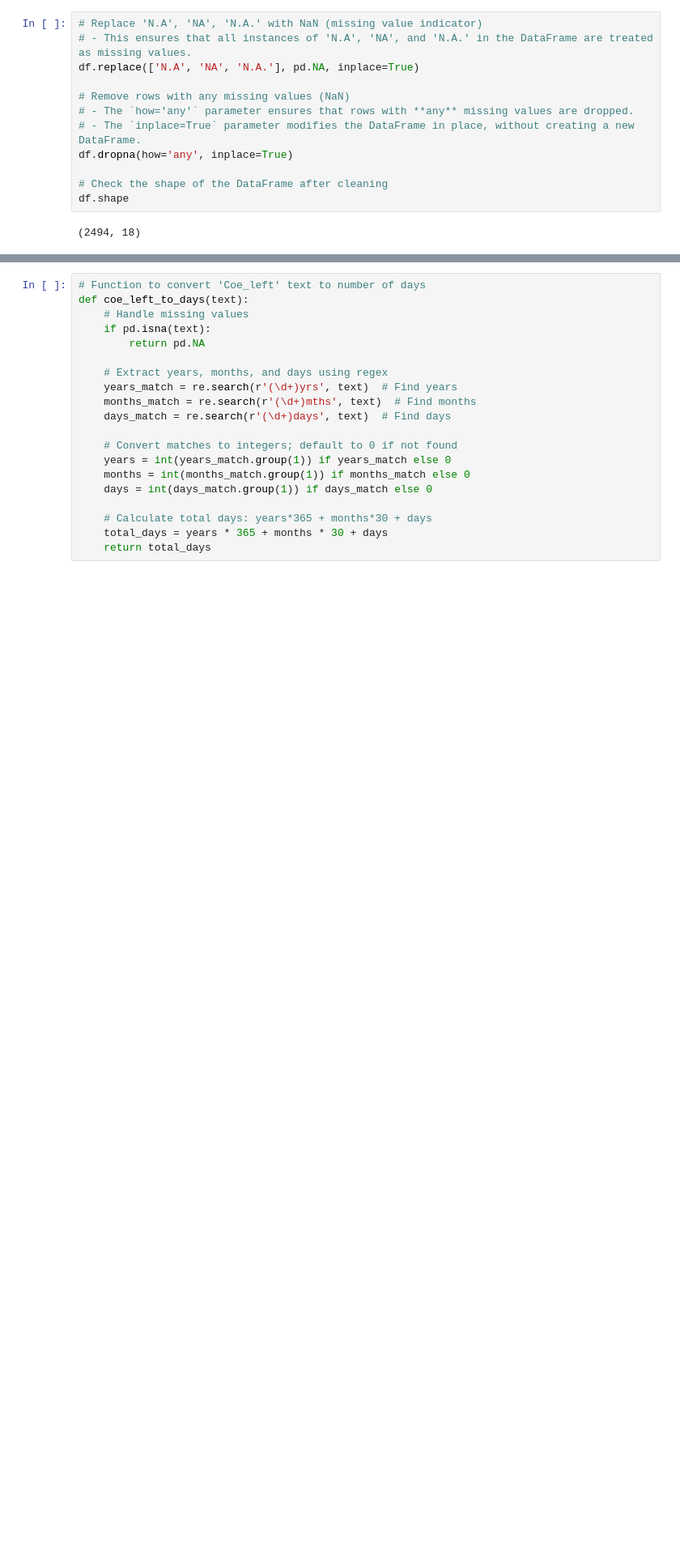
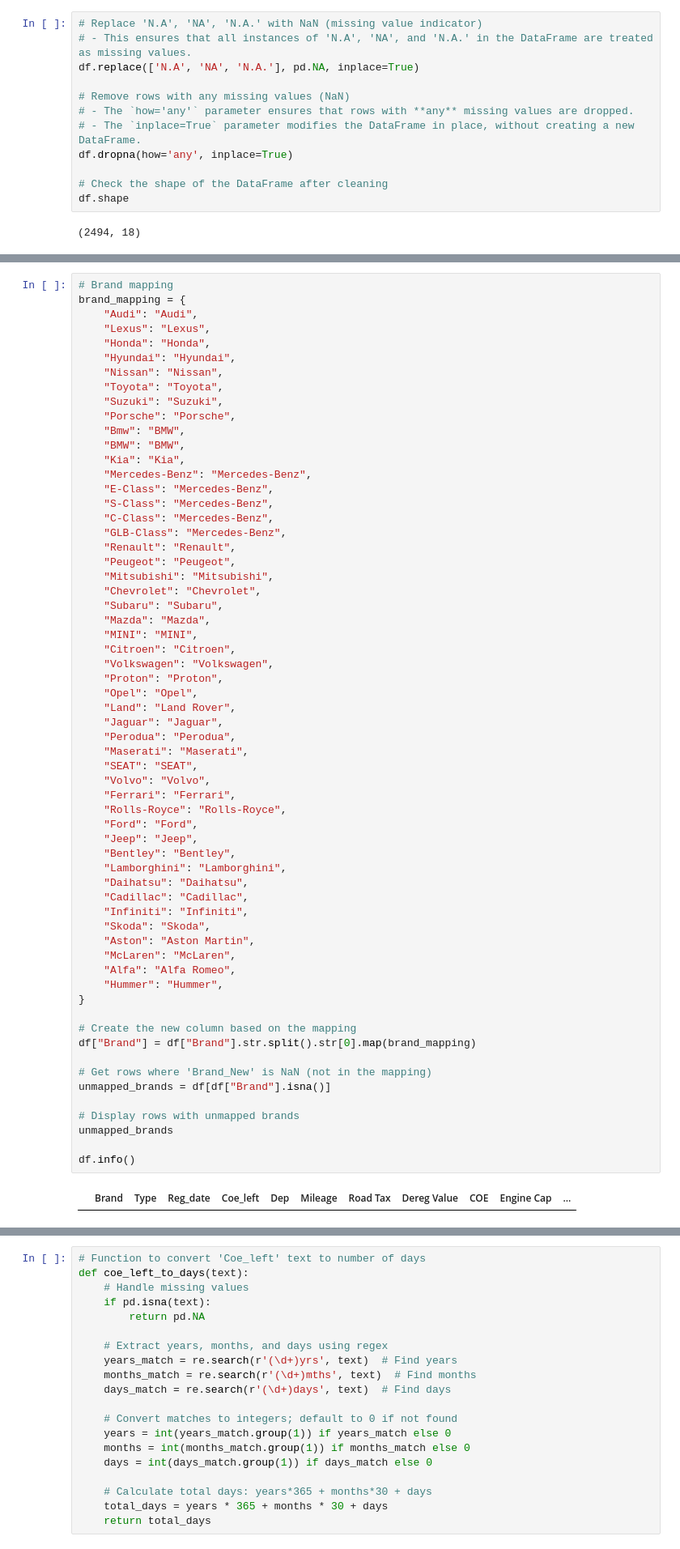
Before and after one commit to JoelNgiamKeeYong/ml-sg-car-price-predictor, a Jupyter notebook: backend/jupyter/1_data_cleaning.ipynb, the cells around one changed output, grey strips where cells are left out. Shown at 81% size. Drawn from its saved outputs; the diff is of its cells as text; blank space fills up the shorter version.

Commit message:
Did feature engineering

```diff
--- a/backend/jupyter/1_data_cleaning.ipynb
+++ b/backend/jupyter/1_data_cleaning.ipynb
@@ -107,0 +113,64 @@ df.shape
+# %%
+# Brand mapping
+brand_mapping = {
+    "Audi": "Audi",
+    "Lexus": "Lexus",
+    "Honda": "Honda",
+    "Hyundai": "Hyundai",
+    "Nissan": "Nissan",
+    "Toyota": "Toyota",
+    "Suzuki": "Suzuki",
+    "Porsche": "Porsche",
+    "Bmw": "BMW",
+    "BMW": "BMW",
+    "Kia": "Kia",
+    "Mercedes-Benz": "Mercedes-Benz",
+    "E-Class": "Mercedes-Benz",
+    "S-Class": "Mercedes-Benz",
+    "C-Class": "Mercedes-Benz",
+    "GLB-Class": "Mercedes-Benz",
+    "Renault": "Renault",
+    "Peugeot": "Peugeot",
+    "Mitsubishi": "Mitsubishi",
+    "Chevrolet": "Chevrolet",
+    "Subaru": "Subaru",
+    "Mazda": "Mazda",
+    "MINI": "MINI",
+    "Citroen": "Citroen",
+    "Volkswagen": "Volkswagen",
+    "Proton": "Proton",
+    "Opel": "Opel",
+    "Land": "Land Rover",
+    "Jaguar": "Jaguar",
+    "Perodua": "Perodua",
+    "Maserati": "Maserati",
+    "SEAT": "SEAT",
+    "Volvo": "Volvo",
+    "Ferrari": "Ferrari",
+    "Rolls-Royce": "Rolls-Royce",
+    "Ford": "Ford",
+    "Jeep": "Jeep",
+    "Bentley": "Bentley",
+    "Lamborghini": "Lamborghini",
+    "Daihatsu": "Daihatsu",
+    "Cadillac": "Cadillac",
+    "Infiniti": "Infiniti",
+    "Skoda": "Skoda",
+    "Aston": "Aston Martin",
+    "McLaren": "McLaren",
+    "Alfa": "Alfa Romeo",
+    "Hummer": "Hummer",
+}
+
+# Create the new column based on the mapping
+df["Brand"] = df["Brand"].str.split().str[0].map(brand_mapping)
+
+# Get rows where 'Brand_New' is NaN (not in the mapping)
+unmapped_brands = df[df["Brand"].isna()]
+
+# Display rows with unmapped brands
+unmapped_brands
+
+df.info()
+# %% [output]
+|  | Brand | Type | Reg_date | Coe_left | Dep | Mileage | Road Tax | Dereg Value | COE | Engine Cap | ... |
```
Also changed, not shown: parts of 19 cells of this notebook, 13 other files.
